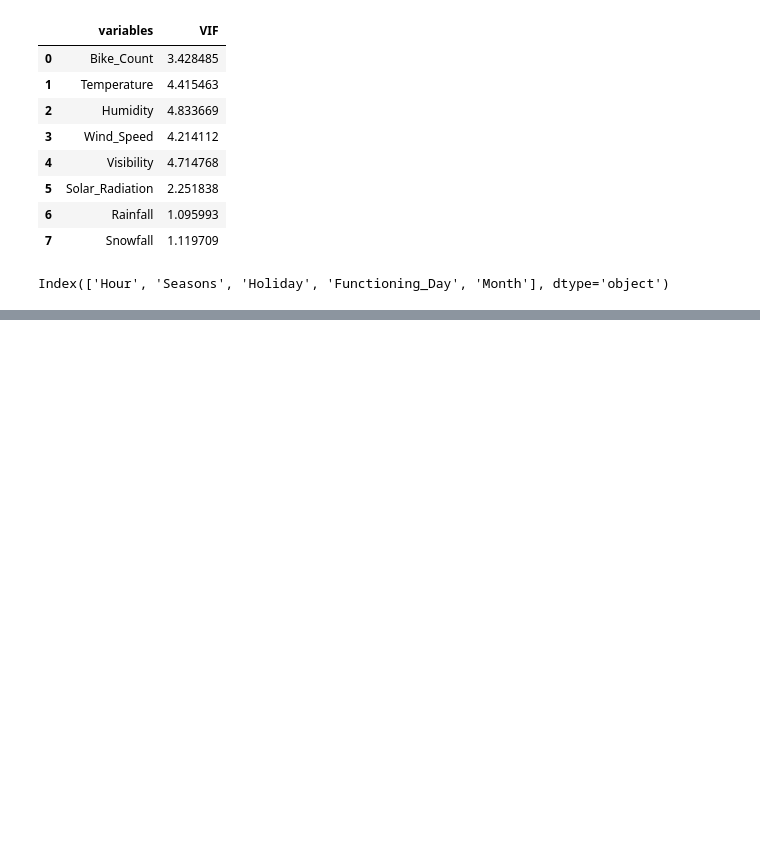
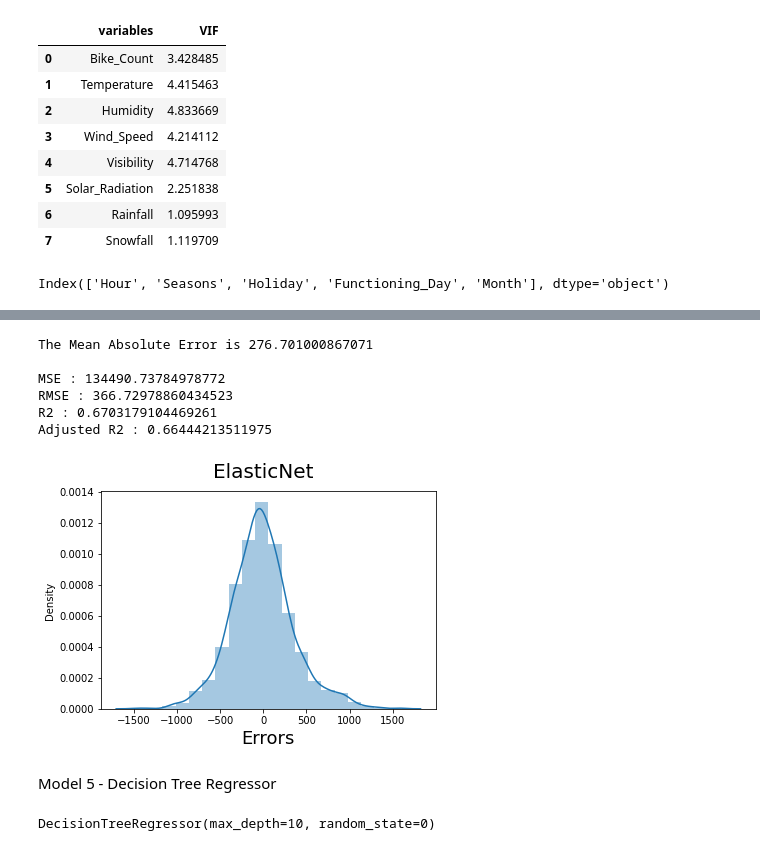
Before and after one commit to junaiskv94/Bike-SHaring-Demand-Prediction, a Jupyter notebook: Bike_Sharing_Demand_Prediction_Capstone_Project.ipynb, the cells around one changed output, grey strips where cells are left out. Drawn from its saved outputs; the diff is of its cells as text; code cells hidden in the pictures; blank space fills up the shorter version.

```diff
--- a/Bike_Sharing_Demand_Prediction_Capstone_Project.ipynb
+++ b/Bike_Sharing_Demand_Prediction_Capstone_Project.ipynb
@@ -575,0 +815,6 @@ Index(['Hour', 'Seasons', 'Holiday', 'Functioning_Day', 'Month'], dtype='object'
+# %%
+#import the packages
+from sklearn.linear_model import ElasticNet
+#a * L1 + b * L2
+#alpha = a + b and l1_ratio = a / (a + b)
+elasticnet = ElasticNet(alpha=0.1, l1_ratio=0.5)
@@ -575,0 +831,57 @@ Index(['Hour', 'Seasons', 'Holiday', 'Functioning_Day', 'Month'], dtype='object'
+# %%
+#get the X_train and X-test value
+y_pred_train_en=elasticnet.predict(X_train)
+y_pred_test_en=elasticnet.predict(X_test)
+# %%
+resid = y_test - y_pred_test_en
+# Mean Absolute Error
+MAE_en = np.mean(np.abs(resid))
+print('The Mean Absolute Error is',MAE_en)
+print()
+
+#import the packages
+from sklearn.metrics import mean_squared_error
+#calculate MSE
+MSE_en= mean_squared_error((y_test), (y_pred_test_en))
+print("MSE :",MSE_en)
+
+#calculate RMSE
+RMSE_en=np.sqrt(MSE_en)
+print("RMSE :",RMSE_en)
+
+#import the packages
+from sklearn.metrics import r2_score
+#calculate r2 and adjusted r2
+r2_en= r2_score(y_test, y_pred_test_en)
+print("R2 :",r2_en)
+Adjusted_R2_en=(1-(1-r2_score(y_test, y_pred_test_en))*((X_test.shape[0]-1)/(X_test.shape[0]-X_test.shape[1]-1)) )
+print("Adjusted R2 :",1-(1-r2_score(y_test, y_pred_test_en))*((X_test.shape[0]-1)/(X_test.shape[0]-X_test.shape[1]-1)) )
+# %% [output]
+The Mean Absolute Error is 276.701000867071
+
+MSE : 134490.73784978772
+RMSE : 366.72978860434523
+R2 : 0.6703179104469261
+Adjusted R2 : 0.66444213511975
+# %%
+# Plot the distribution of errors
+fig=plt.figure()
+sns.distplot((resid),bins=20)
+fig.suptitle('ElasticNet',fontsize=20)
+plt.xlabel('Errors',fontsize=18)
+plt.show()
+# %% [output]
+[figure, added]
+# %% [markdown]
+Model 5 - Decision Tree Regressor
+# %%
+# import the regressor
+from sklearn.tree import DecisionTreeRegressor
+
+# create a regressor object
+regressor = DecisionTreeRegressor(max_depth=10,random_state = 0)
+
+# fit the regressor with X and Y data
+regressor.fit(X_train, y_train)
+# %% [output]
+DecisionTreeRegressor(max_depth=10, random_state=0)
```
Also changed, not shown: parts of 43 cells of this notebook.
